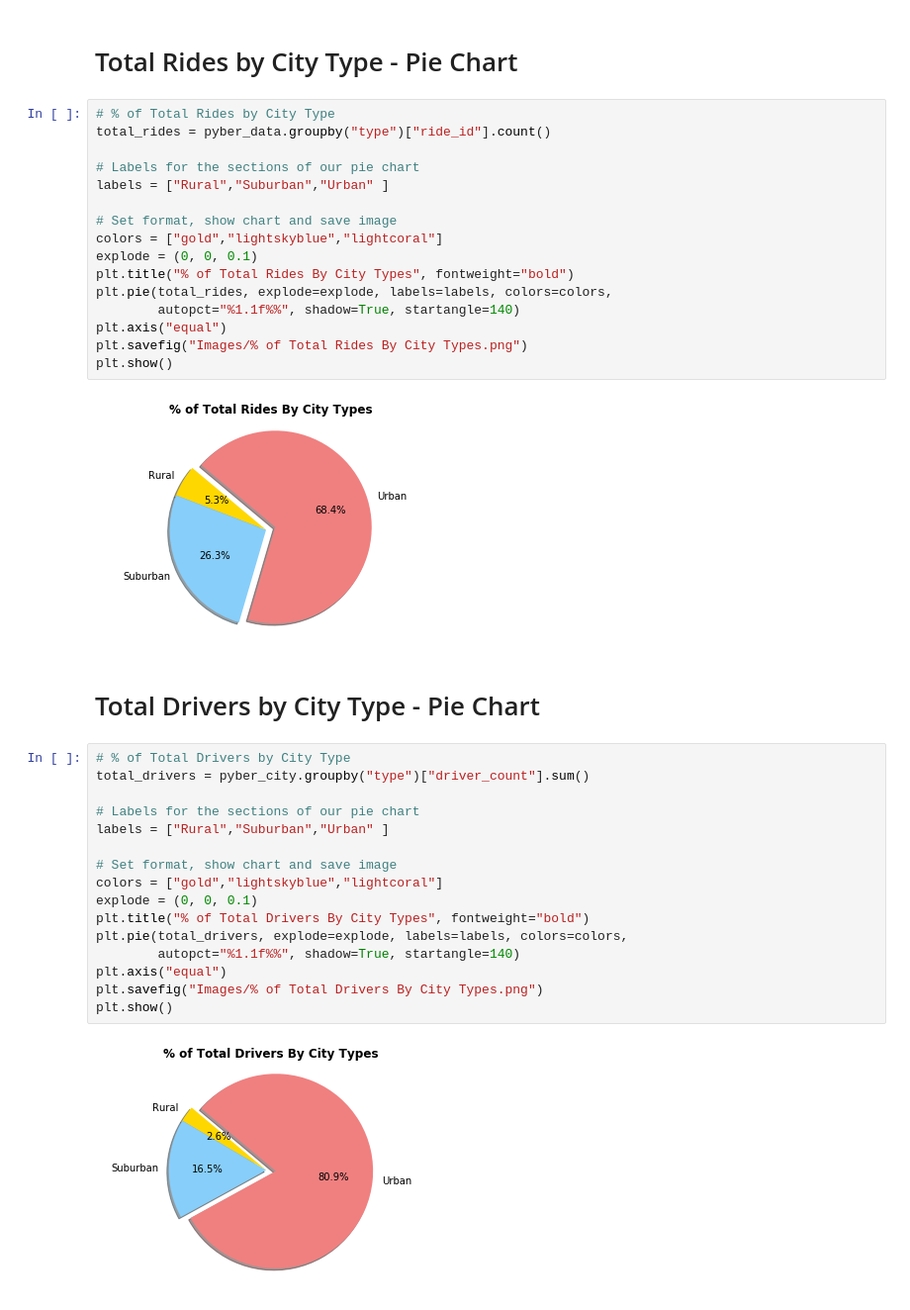
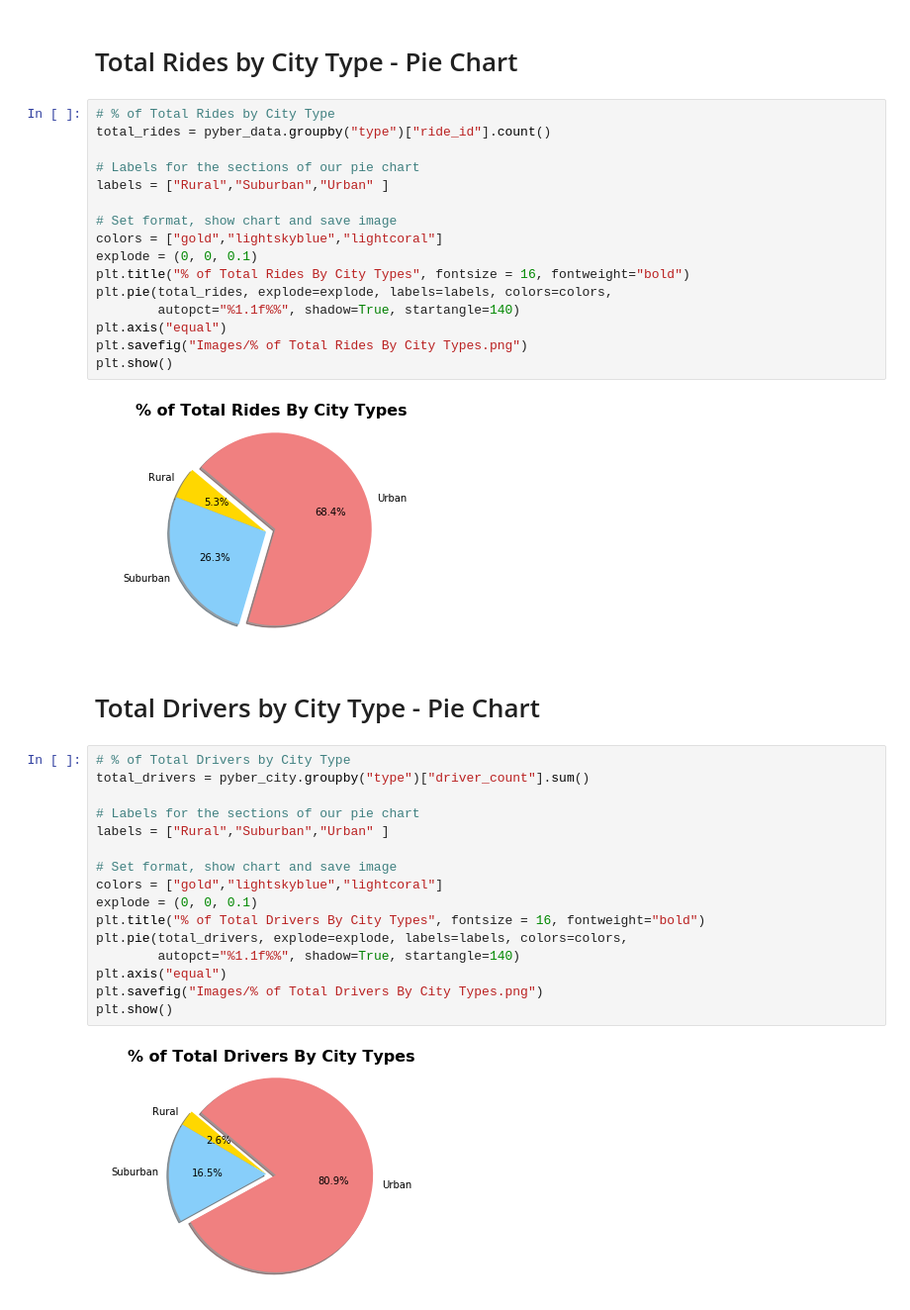
Before and after one commit to Randy0601/Pyber, a Jupyter notebook: pyber.ipynb, the cells around one changed output. Shown at 99% size. Saved outputs shown, nothing was run; the diff lists cells and outputs as text.

```diff
--- a/pyber.ipynb
+++ b/pyber.ipynb
@@ -150,31 +150,31 @@ labels = ["Rural","Suburban","Urban" ]
 # Set format, show chart and save image
 colors = ["gold","lightskyblue","lightcoral"]
 explode = (0, 0, 0.1)
-plt.title("% of Total Rides By City Types", fontweight="bold")
+plt.title("% of Total Rides By City Types", fontsize = 16, fontweight="bold")
 plt.pie(total_rides, explode=explode, labels=labels, colors=colors,
         autopct="%1.1f%%", shadow=True, startangle=140)
 plt.axis("equal")
 plt.savefig("Images/% of Total Rides By City Types.png")
 plt.show()
 # %% [output]
-[figure, old version]
+[figure, new version]
 # %% [markdown]
 # Total Drivers by City Type - Pie Chart
 # %%
 # % of Total Drivers by City Type
 total_drivers = pyber_city.groupby("type")["driver_count"].sum()
 
 # Labels for the sections of our pie chart
 labels = ["Rural","Suburban","Urban" ]
 
 # Set format, show chart and save image
 colors = ["gold","lightskyblue","lightcoral"]
 explode = (0, 0, 0.1)
-plt.title("% of Total Drivers By City Types", fontweight="bold")
+plt.title("% of Total Drivers By City Types", fontsize = 16, fontweight="bold")
 plt.pie(total_drivers, explode=explode, labels=labels, colors=colors,
         autopct="%1.1f%%", shadow=True, startangle=140)
 plt.axis("equal")
 plt.savefig("Images/% of Total Drivers By City Types.png")
 plt.show()
 # %% [output]
-[figure, old version]
+[figure, new version]
```
Also changed, not shown: parts of 2 cells of this notebook, 3 other files.
